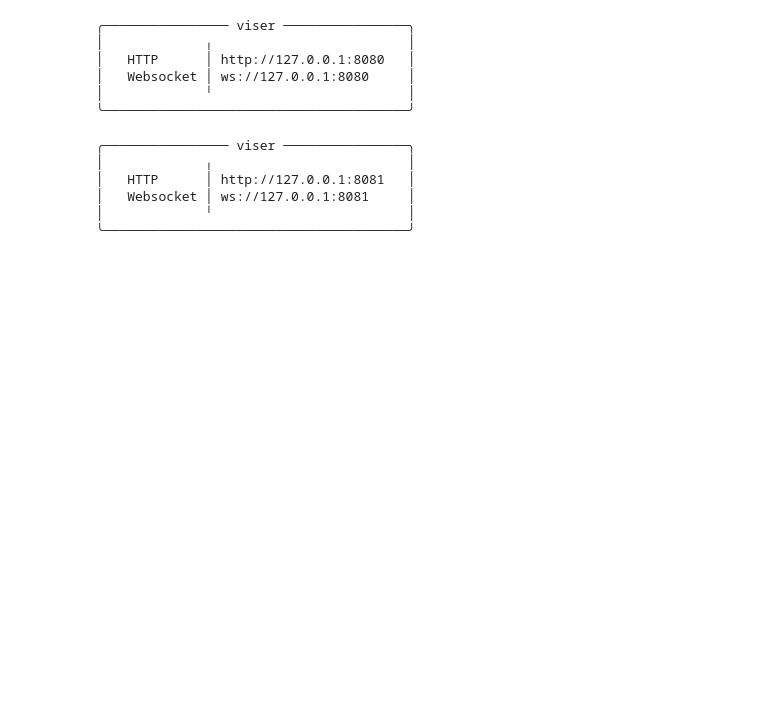
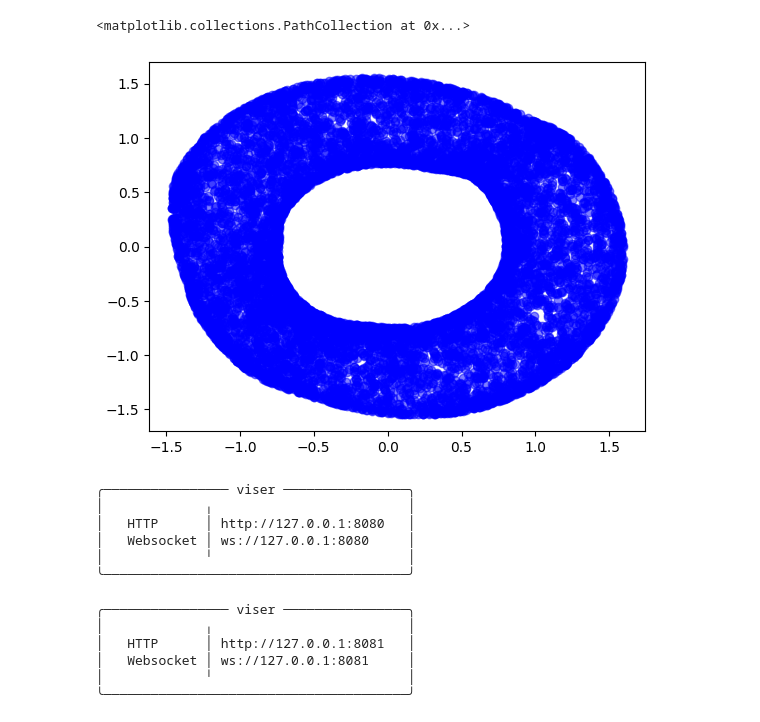
Before and after one commit to kenn50/Geometric-Deep-Learning, a Jupyter notebook: experiments/DOUBLE_TORUS.ipynb, the cells around one changed output. Cells and saved outputs as stored; diff of their text form; code cells hidden in the pictures; blank space fills up the shorter version.

```diff
--- a/experiments/DOUBLE_TORUS.ipynb
+++ b/experiments/DOUBLE_TORUS.ipynb
@@ -50,3 +49,11 @@ ae = A_AE.AE(3,2,15)
+# %%
+ae.to("cpu")
+encoded = ae.encode(X_test).detach().numpy()
+encoded.shape
+plt.scatter(encoded[:, 0], encoded[:, 1], c='blue', alpha=0.5)
+# %% [output]
+<matplotlib.collections.PathCollection at 0x...>
+[figure, added]
 # %%
 reconstructed = reconstruct("ae", X_train[0:10000])
 util.plot3d([(reconstructed, "reconstructed")], title="Double Torus")
```
Also changed, not shown: parts of 7 cells of this notebook, 10 other files.
